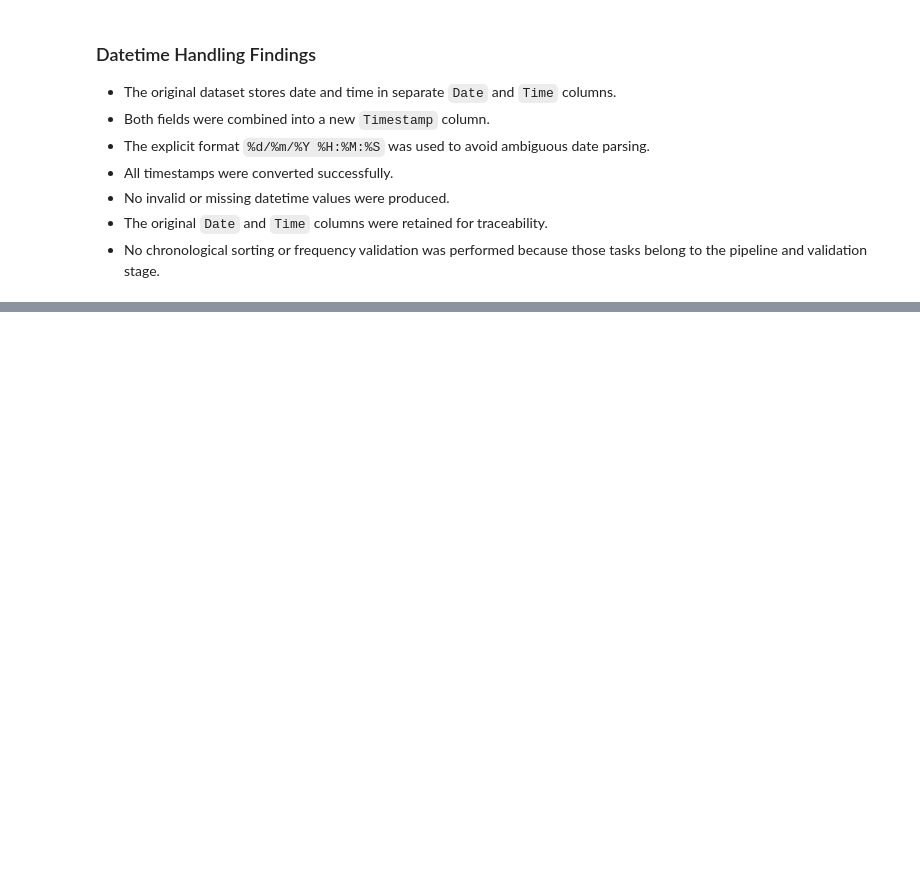
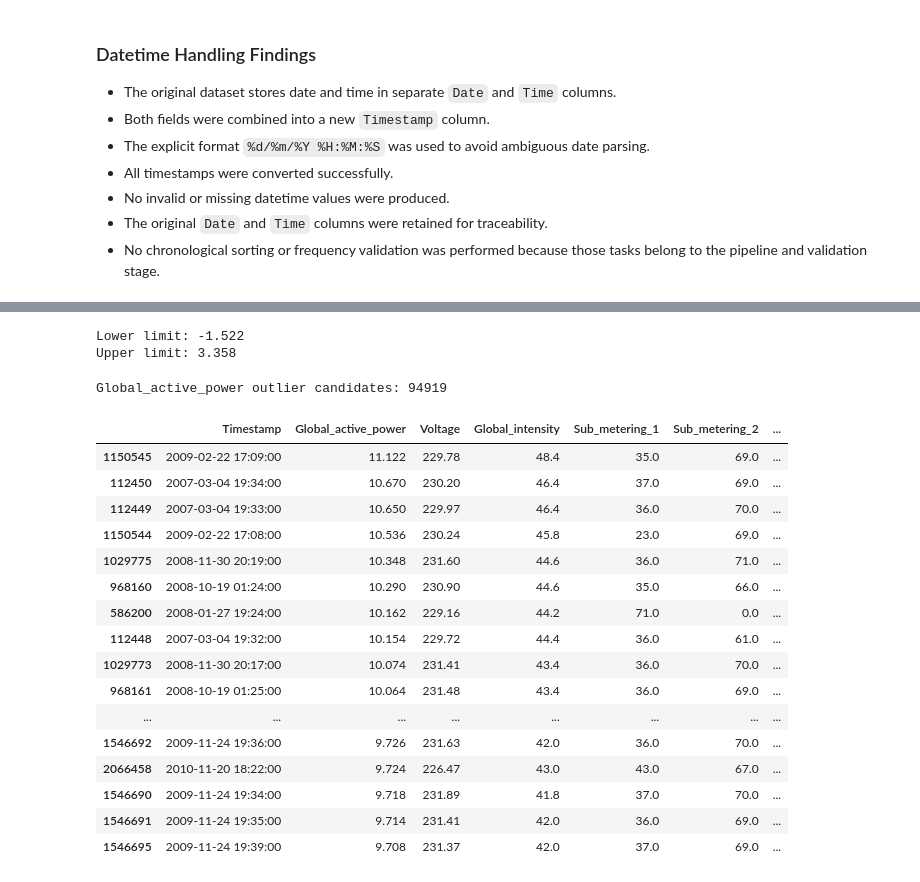
Before and after one commit to NimaniThathsarani/Smart-Energy-Consumption-Prediction-System, a Jupyter notebook: notebooks/02_data_cleaning.ipynb, the cells around one changed output, grey strips where cells are left out. Drawn from its saved outputs; the diff is of its cells as text; code cells hidden in the pictures; blank space fills up the shorter version.

```diff
--- a/notebooks/02_data_cleaning.ipynb
+++ b/notebooks/02_data_cleaning.ipynb
@@ -847,0 +933,8 @@ Rows after datetime handling: 2075259
+# %%
+# Combine thresholds and outlier counts
+outlier_report = outlier_summary.merge(
+    outlier_counts,
+    on="column"
+)
+
+outlier_report
@@ -847,0 +950,58 @@ Rows after datetime handling: 2075259
+# %%
+# Get IQR limits for Global_active_power
+target_limits = outlier_report[
+    outlier_report["column"] == "Global_active_power"
+].iloc[0]
+
+print("Lower limit:", target_limits["lower_limit"])
+print("Upper limit:", target_limits["upper_limit"])
+# %% [output]
+Lower limit: -1.522
+Upper limit: 3.358
+# %%
+# Identify Global_active_power outlier candidates
+active_power_outliers = df_clean[
+    (df_clean["Global_active_power"] < target_limits["lower_limit"]) |
+    (df_clean["Global_active_power"] > target_limits["upper_limit"])
+]
+
+print(
+    "Global_active_power outlier candidates:",
+    len(active_power_outliers)
+)
+# %% [output]
+Global_active_power outlier candidates: 94919
+# %%
+# Inspect the largest active-power observations
+active_power_outliers[
+    [
+        "Timestamp",
+        "Global_active_power",
+        "Voltage",
+        "Global_intensity",
+        "Sub_metering_1",
+        "Sub_metering_2",
+        "Sub_metering_3"
+    ]
+].sort_values(
+    "Global_active_power",
+    ascending=False
+).head(20)
+# %% [output]
+|  | Timestamp | Global_active_power | Voltage | Global_intensity | Sub_metering_1 | Sub_metering_2 | ... |
+| 1150545 | 2009-02-22 17:09:00 | 11.122 | 229.78 | 48.4 | 35.0 | 69.0 | ... |
+| 112450 | 2007-03-04 19:34:00 | 10.670 | 230.20 | 46.4 | 37.0 | 69.0 | ... |
+| 112449 | 2007-03-04 19:33:00 | 10.650 | 229.97 | 46.4 | 36.0 | 70.0 | ... |
+| 1150544 | 2009-02-22 17:08:00 | 10.536 | 230.24 | 45.8 | 23.0 | 69.0 | ... |
+| 1029775 | 2008-11-30 20:19:00 | 10.348 | 231.60 | 44.6 | 36.0 | 71.0 | ... |
+| 968160 | 2008-10-19 01:24:00 | 10.290 | 230.90 | 44.6 | 35.0 | 66.0 | ... |
+| 586200 | 2008-01-27 19:24:00 | 10.162 | 229.16 | 44.2 | 71.0 | 0.0 | ... |
+| 112448 | 2007-03-04 19:32:00 | 10.154 | 229.72 | 44.4 | 36.0 | 61.0 | ... |
+| 1029773 | 2008-11-30 20:17:00 | 10.074 | 231.41 | 43.4 | 36.0 | 70.0 | ... |
+| 968161 | 2008-10-19 01:25:00 | 10.064 | 231.48 | 43.4 | 36.0 | 69.0 | ... |
+| ... | ... | ... | ... | ... | ... | ... | ... |
+| 1546692 | 2009-11-24 19:36:00 | 9.726 | 231.63 | 42.0 | 36.0 | 70.0 | ... |
+| 2066458 | 2010-11-20 18:22:00 | 9.724 | 226.47 | 43.0 | 43.0 | 67.0 | ... |
+| 1546690 | 2009-11-24 19:34:00 | 9.718 | 231.89 | 41.8 | 37.0 | 70.0 | ... |
+| 1546691 | 2009-11-24 19:35:00 | 9.714 | 231.41 | 42.0 | 36.0 | 69.0 | ... |
+| 1546695 | 2009-11-24 19:39:00 | 9.708 | 231.37 | 42.0 | 37.0 | 69.0 | ... |
```
Also changed, not shown: parts of 13 cells of this notebook.
